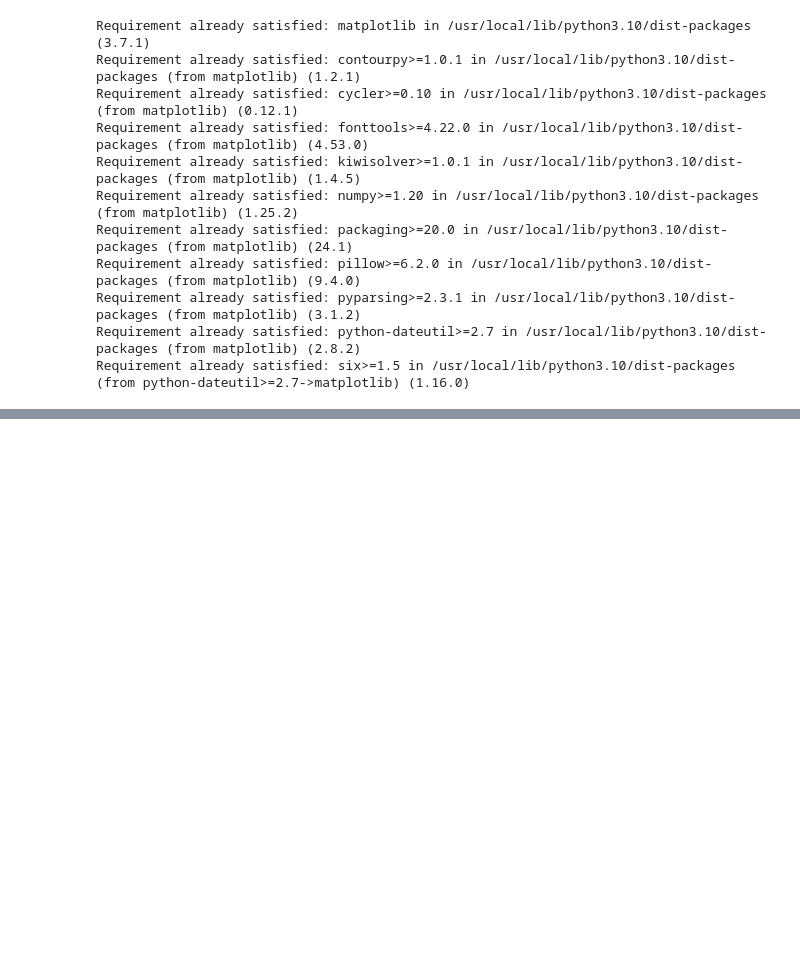
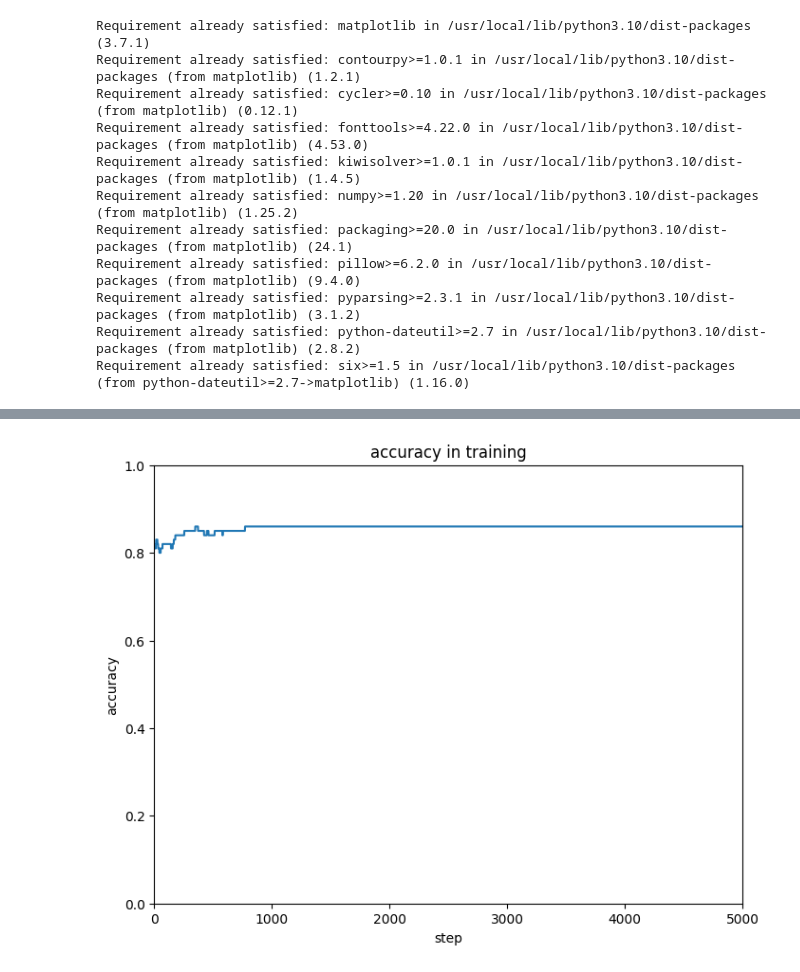
Before and after one commit to takumi0706/IntroductionMLByPython, a Jupyter notebook: Chapter2.ipynb, the cells around one changed output, grey strips where cells are left out. Saved outputs shown, nothing was run; the diff lists cells and outputs as text; code cells hidden in the pictures; blank space fills up the shorter version.

```diff
--- a/Chapter2.ipynb
+++ b/Chapter2.ipynb
@@ -81,0 +139,12 @@ variable(0.78)
+# %%
+Tall = len(acc_series)
+plt.figure(figsize=(8,6))
+plt.plot(range(Tall),acc_series)
+plt.title("accuracy in training")
+plt.xlabel("step")
+plt.ylabel("accuracy")
+plt.xlim([0,Tall])
+plt.ylim([0,1])
+plt.show()
+# %% [output]
+[figure, added]
```
Also changed, not shown: parts of 13 cells of this notebook.
